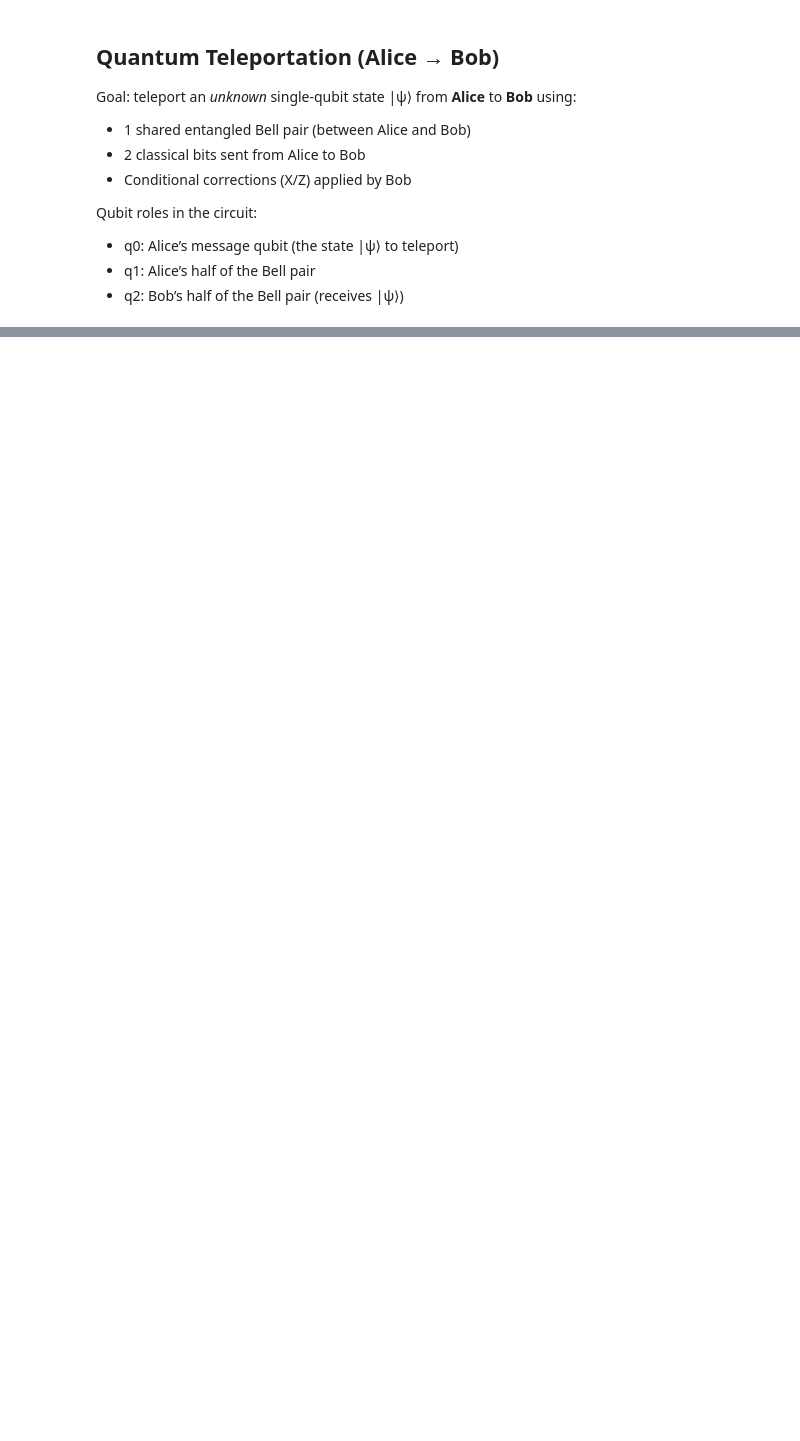
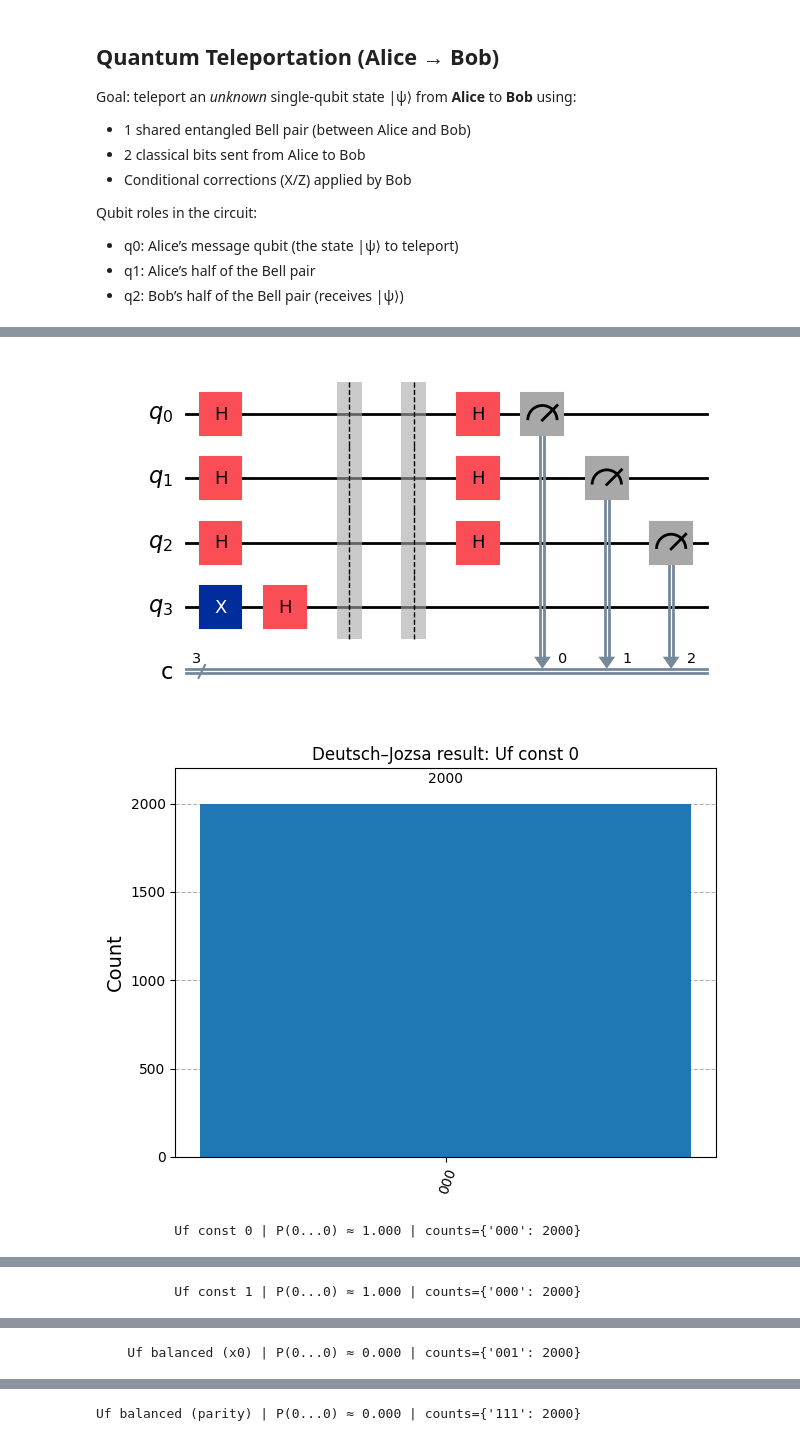
Before and after one commit to Spencer-1S/Molecular-Binding-Simulation-VQE, a Jupyter notebook: test.ipynb, the cells around one changed output, grey strips where cells are left out. Cells and saved outputs as stored; diff of their text form; code cells hidden in the pictures; blank space fills up the shorter version.

```diff
--- a/test.ipynb
+++ b/test.ipynb
@@ -568,0 +585,73 @@ Bob counts (X basis): {'0': 2568, '1': 1432}
+# %%
+# Deutsch–Jozsa: circuit builder + example oracles
+from qiskit import QuantumCircuit, QuantumRegister, ClassicalRegister, transpile
+from IPython.display import display
+import numpy as np
+
+def deutsch_jozsa_circuit(oracle: QuantumCircuit, n: int) -> QuantumCircuit:
+    """Return a Deutsch–Jozsa circuit for n input qubits using the provided oracle Uf.
+
+    Oracle convention (n+1 qubits): |x, y> -> |x, y xor f(x)>.
+    """
+    if oracle.num_qubits != n + 1:
+        raise ValueError(f"Oracle must have {n+1} qubits (got {oracle.num_qubits}).")
+
+    q = QuantumRegister(n + 1, 'q')  # last qubit is ancilla
+    c = ClassicalRegister(n, 'c')
+    qc = QuantumCircuit(q, c, name=f'DJ n={n}')
+    anc = n
+
+    # Prepare |0...0>|1> then Hadamards to get |+...+>|->
+    qc.x(q[anc])
+    qc.h(q[anc])
+    qc.h(q[0:n])
+    qc.barrier()
+
+    # Apply oracle Uf
+    qc.compose(oracle, qubits=q, inplace=True)
+    qc.barrier()
+
+    # Interference step
+    qc.h(q[0:n])
+    qc.measure(q[0:n], c)
+    return qc
+
+# --- Example oracles for n=3 ---
+n = 3
+
+# Constant oracle f(x)=0: do nothing to ancilla (identity)
+oracle_const0 = QuantumCircuit(n + 1, name='Uf const 0')
+
+# Constant oracle f(x)=1: flip ancilla for all x (X on ancilla)
+oracle_const1 = QuantumCircuit(n + 1, name='Uf const 1')
+oracle_const1.x(n)
+
+# Balanced oracle: f(x) = x0 (first input bit)
+oracle_balanced_x0 = QuantumCircuit(n + 1, name='Uf balanced (x0)')
+oracle_balanced_x0.cx(0, n)
+
+# Another balanced oracle: f(x) = x0 XOR x1 XOR x2 (parity)
+oracle_balanced_parity = QuantumCircuit(n + 1, name='Uf balanced (parity)')
+for i in range(n):
+    oracle_balanced_parity.cx(i, n)
+
+oracles = [oracle_const0, oracle_const1, oracle_balanced_x0, oracle_balanced_parity]
+
+def run_dj(oracle: QuantumCircuit, shots: int = 2000):
+    qc = deutsch_jozsa_circuit(oracle, n=n)
+    display(qc.draw('mpl'))
+    tqc = transpile(qc, simulator)
+    res = simulator.run(tqc, shots=shots).result()
+    counts = res.get_counts()
+    display(plot_histogram(counts, title=f"Deutsch–Jozsa result: {oracle.name}"))
+    return counts
+
+for oracle in oracles:
+    counts = run_dj(oracle, shots=2000)
+    # In ideal DJ: constant -> always '000' ; balanced -> never '000'
+    p000 = counts.get('0' * n, 0) / 2000
+    print(f"{oracle.name:>20} | P(0...0) ≈ {p000:.3f} | counts={counts}")
+# %% [output]
+[figure, added]
+[figure, added]
+          Uf const 0 | P(0...0) ≈ 1.000 | counts={'000': 2000}
@@ -568,0 +660 @@ Bob counts (X basis): {'0': 2568, '1': 1432}
+          Uf const 1 | P(0...0) ≈ 1.000 | counts={'000': 2000}
@@ -568,0 +663 @@ Bob counts (X basis): {'0': 2568, '1': 1432}
+    Uf balanced (x0) | P(0...0) ≈ 0.000 | counts={'001': 2000}
@@ -568,0 +666 @@ Bob counts (X basis): {'0': 2568, '1': 1432}
+Uf balanced (parity) | P(0...0) ≈ 0.000 | counts={'111': 2000}
```
Also changed, not shown: parts of 14 cells of this notebook.
